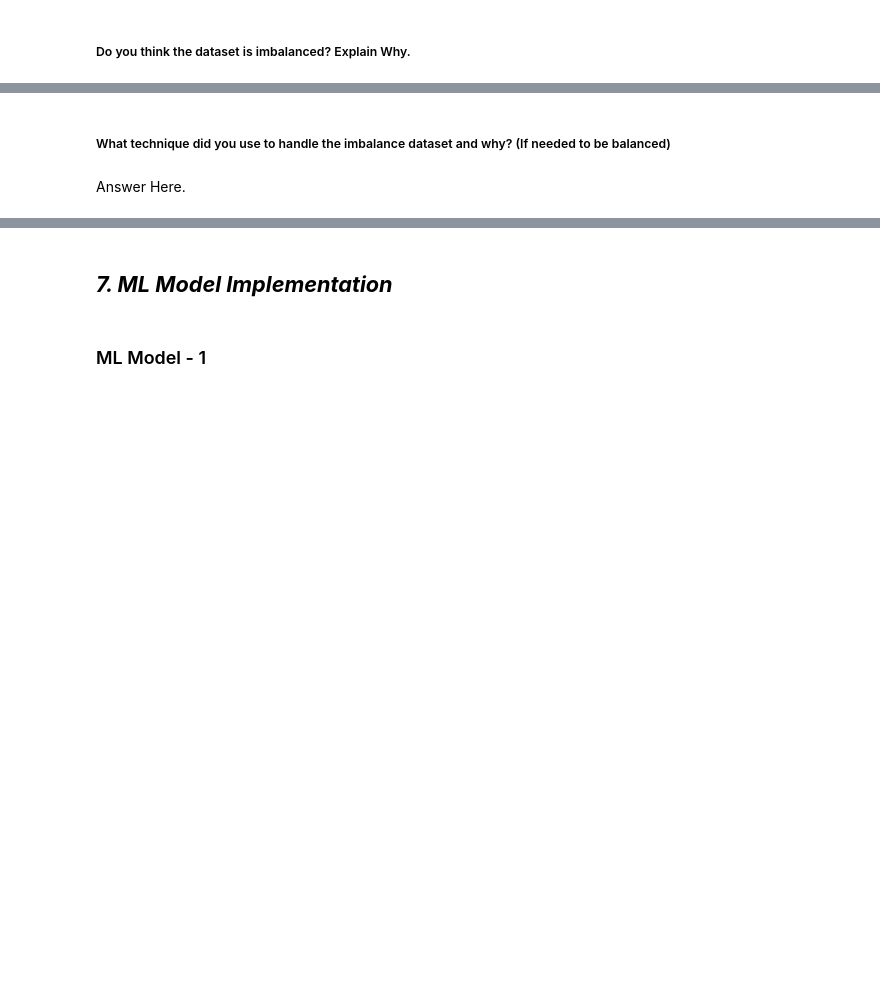
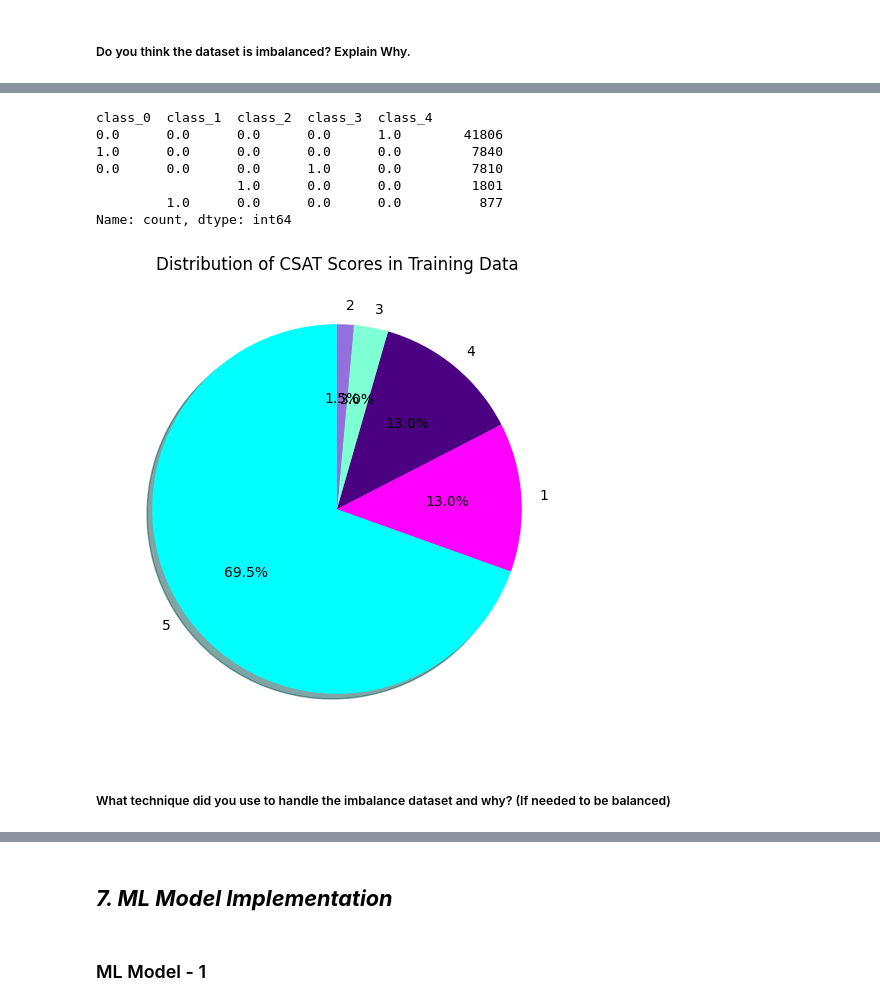
Before and after one commit to Ayushx29/DeepCSAT-E-Commerce-Customer-Satisfaction-Score-Prediction, a Jupyter notebook: DeepCSAT_E_Commerce_Customer_Satisfaction_Score_Prediction.ipynb, the cells around one changed output, grey strips where cells are left out. Drawn from its saved outputs; the diff is of its cells as text; code cells hidden in the pictures; blank space fills up the shorter version.

```diff
--- a/DeepCSAT_E_Commerce_Customer_Satisfaction_Score_Prediction.ipynb
+++ b/DeepCSAT_E_Commerce_Customer_Satisfaction_Score_Prediction.ipynb
@@ -1500,0 +1983,2 @@ Answer Here.
+# %%
+final_df=df_removed.copy()
@@ -1500,0 +1987,2 @@ Answer Here.
+# %%
+df_removed.drop(columns=['CSAT Score'],inplace=True)
@@ -1500,0 +2072,2 @@ Answer Here.
+# %%
+df_removed = df_removed.drop(columns=['Customer Remarks'])  # Replace 'ColumnName' with the actual name
@@ -1518,0 +2122,11 @@ Answer Here.
+# %%
+# Split your data to train and test. Choose Splitting ratio wisely.
+# Splitting into 70:30 ratio.
+
+X_train, X_test, y_train, y_test = train_test_split(df_removed,y_one_hot_df, test_size = 0.3, random_state = 0)
+
+# describes info about train and test set
+print("Number transactions X_train dataset: ", X_train.shape)
+print("Number transactions y_train dataset: ", y_train.shape)
+print("Number transactions X_test dataset: ", X_test.shape)
+print("Number transactions y_test dataset: ", y_test.shape)
@@ -1530,0 +2165,37 @@ Answer Here.
+# %%
+# Handling Imbalanced Dataset (If needed)
+# Dependent Column Value Counts
+print(y_train.value_counts())
+print(" ")
+
+cool_colors = [
+    '#00FFFF',
+    '#FF00FF',
+    '#4B0082',
+    '#7FFFD4',
+    '#9370DB'
+]
+
+# Plot pie chart
+y_train.value_counts().plot(
+    kind='pie',
+    figsize=(15, 6),
+    labels=['5', '1', '4', '3', '2'],
+    colors=cool_colors,
+    autopct='%1.1f%%',
+    startangle=90,
+    shadow=True
+)
+
+plt.ylabel('')
+plt.title('Distribution of CSAT Scores in Training Data')
+plt.show()
+# %% [output]
+class_0  class_1  class_2  class_3  class_4
+0.0      0.0      0.0      0.0      1.0        41806
+1.0      0.0      0.0      0.0      0.0         7840
+0.0      0.0      0.0      1.0      0.0         7810
+                  1.0      0.0      0.0         1801
+         1.0      0.0      0.0      0.0          877
+Name: count, dtype: int64
+[figure, added]
@@ -1531,4 +2264,2 @@ Answer Here.
 # %% [markdown]
 ##### What technique did you use to handle the imbalance dataset and why? (If needed to be balanced)
-# %% [markdown]
-Answer Here.
```
Also changed, not shown: parts of 118 cells of this notebook.
